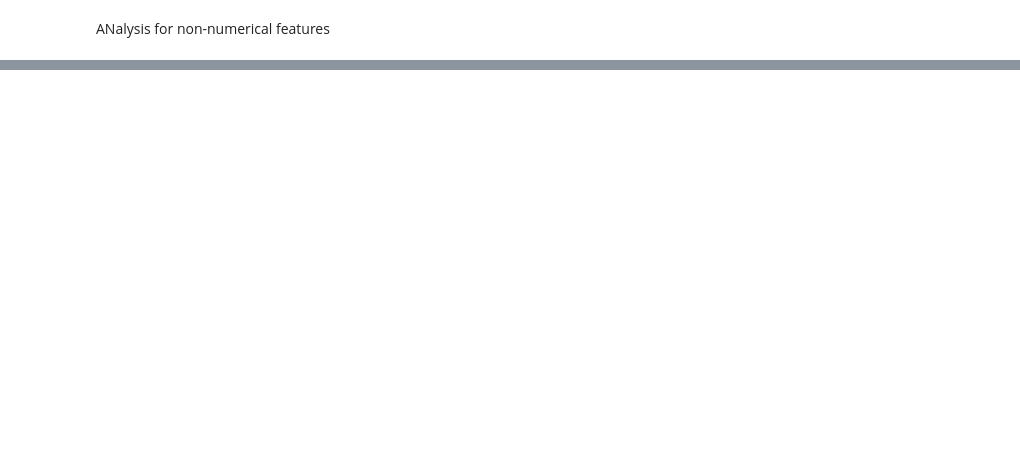
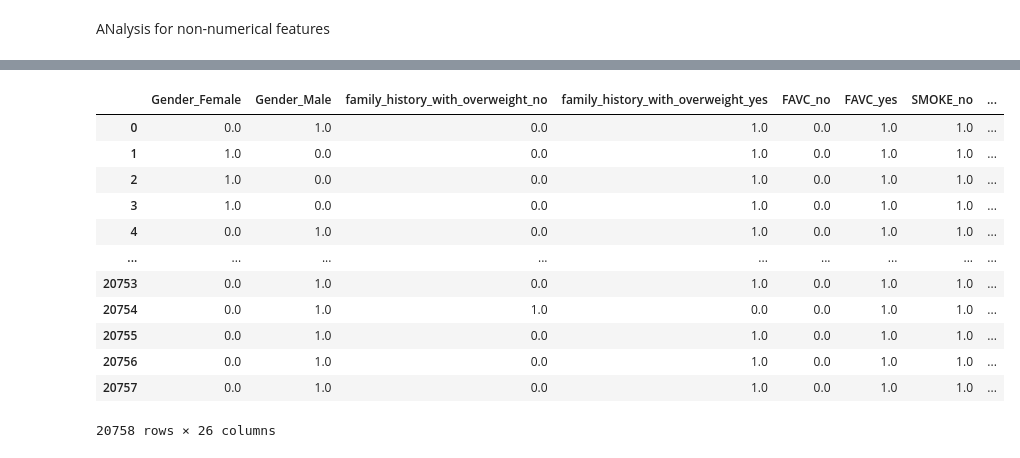
Before and after one commit to IphixLi/Obesity_risk_prediction, a Jupyter notebook: prediction-of-obesity-risk.ipynb, the cells around one changed output, grey strips where cells are left out. Cells and saved outputs as stored; diff of their text form; code cells hidden in the pictures; blank space fills up the shorter version.

```diff
--- a/prediction-of-obesity-risk.ipynb
+++ b/prediction-of-obesity-risk.ipynb
@@ -166,7 +214,7 @@ We can see that there is high correlation between  FAF and height(0.3), Height a
 # %% [markdown]
 ANalysis for non-numerical features
 # %%
-non_numerical_cols=df_train.drop('id', axis=1).select_dtypes(exclude=['number']).columns.tolist()
+non_numerical_cols=df_train.drop(['id'], axis=1).drop(['NObeyesdad'], axis=1).select_dtypes(exclude=['number']).columns.tolist()
 # %%
 for col in non_numerical_cols:
     print(col, ": ", df_train[col].unique())
@@ -184,0 +295,71 @@ NObeyesdad :  ['Overweight_Level_II' 'Normal_Weight' 'Insufficient_Weight'
+# %%
+# Define which columns to encode with which encoder
+ordinal_cols = ['CAEC', 'CALC']
+onehot_cols=[]
+numerical_cols=numerical_columns
+for col in non_numerical_cols:
+    if col not in ordinal_cols:
+        onehot_cols.append(col)
+
+# Create the transformers
+# Create transformers for categorical, numerical, and ordinal columns
+onehot_encoder = OneHotEncoder(drop=None, sparse_output=False)
+scaler = MinMaxScaler()
+# scaler = StandardScaler()
+ordinal_encoder = OrdinalEncoder(categories=[['no', 'Sometimes', 'Frequently', 'Always'],
+                                             ['no', 'Sometimes', 'Frequently']])
+
+
+
+
+
+# Define preprocessing steps in a pipeline for ordinal columns
+ordinal_pipeline = Pipeline([
+    ('ordinal', ordinal_encoder),
+    ('scaler', scaler)
+])
+
+# Define preprocessing steps in a pipeline for non-ordinal columns
+non_ordinal_pipeline = Pipeline([
+    ('onehot', onehot_encoder)
+])
+
+
+# Apply transformations
+preprocessor = ColumnTransformer(
+    transformers=[
+        ('non_ordinal', non_ordinal_pipeline, onehot_cols),
+        ('ordinal', ordinal_pipeline, ordinal_cols),
+        ('scaler', scaler, numerical_cols)
+    ])
+
+
+# Fit and transform the data
+transformed_data = preprocessor.fit_transform(df_train)
+
+onehot_encoder.fit(df_train[onehot_cols])
+
+# Get feature names for one-hot encoded columns
+onehot_cols_encoded = onehot_encoder.get_feature_names_out(onehot_cols)
+
+
+# Combine column names
+columns = list(onehot_cols_encoded) + ordinal_cols + numerical_cols
+
+# Create DataFrame with transformed data and columns
+transformed_df = pd.DataFrame(transformed_data, columns=columns)
+transformed_df
+# %% [output]
+|  | Gender_Female | Gender_Male | family_history_with_overweight_no | family_history_with_overweight_yes | FAVC_no | FAVC_yes | SMOKE_no | ... |
+| 0 | 0.0 | 1.0 | 0.0 | 1.0 | 0.0 | 1.0 | 1.0 | ... |
+| 1 | 1.0 | 0.0 | 0.0 | 1.0 | 0.0 | 1.0 | 1.0 | ... |
+| 2 | 1.0 | 0.0 | 0.0 | 1.0 | 0.0 | 1.0 | 1.0 | ... |
+| 3 | 1.0 | 0.0 | 0.0 | 1.0 | 0.0 | 1.0 | 1.0 | ... |
+| 4 | 0.0 | 1.0 | 0.0 | 1.0 | 0.0 | 1.0 | 1.0 | ... |
+| ... | ... | ... | ... | ... | ... | ... | ... | ... |
+| 20753 | 0.0 | 1.0 | 0.0 | 1.0 | 0.0 | 1.0 | 1.0 | ... |
+| 20754 | 0.0 | 1.0 | 1.0 | 0.0 | 0.0 | 1.0 | 1.0 | ... |
+| 20755 | 0.0 | 1.0 | 0.0 | 1.0 | 0.0 | 1.0 | 1.0 | ... |
+| 20756 | 0.0 | 1.0 | 0.0 | 1.0 | 0.0 | 1.0 | 1.0 | ... |
+| 20757 | 0.0 | 1.0 | 0.0 | 1.0 | 0.0 | 1.0 | 1.0 | ... |
+20758 rows × 26 columns
```
Also changed, not shown: parts of 30 cells of this notebook.
